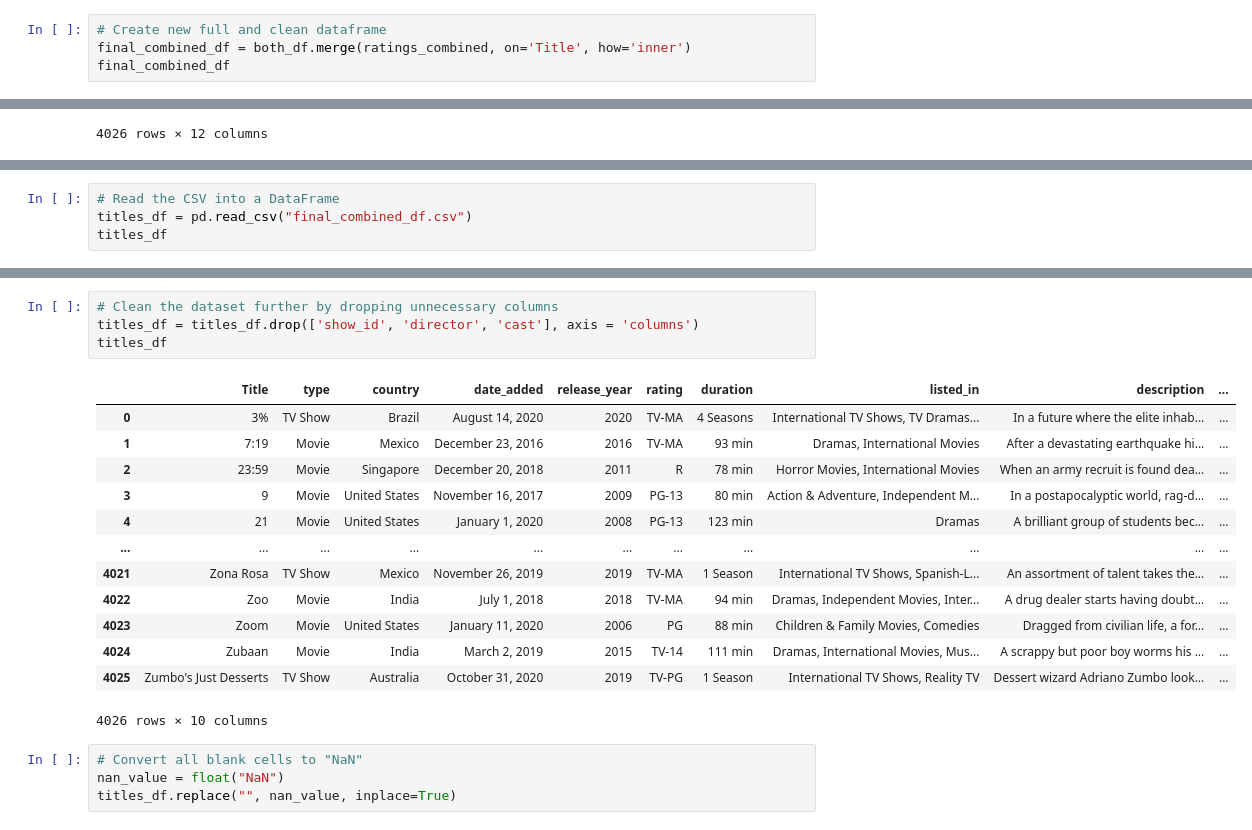
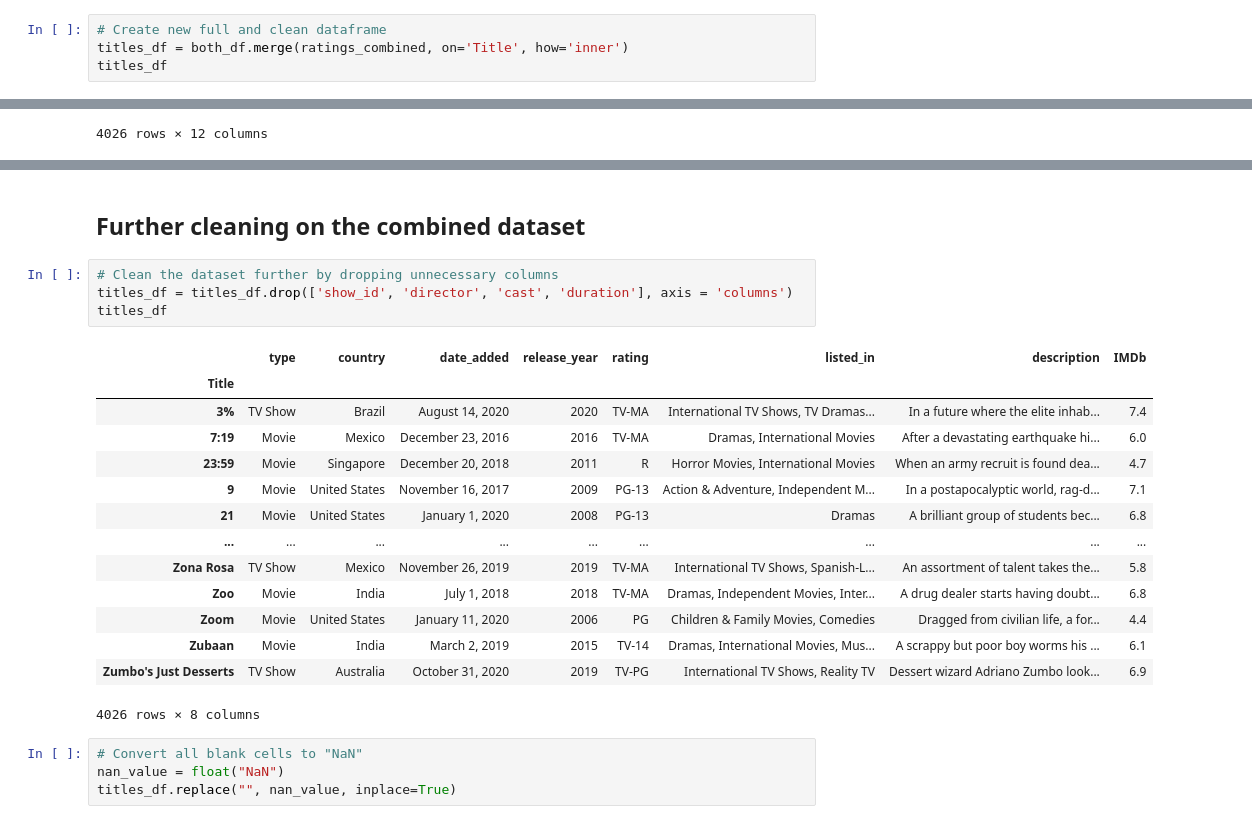
Before and after one commit to asosnik530/EntertainmentBuster, a Jupyter notebook: Netflix_Dataset.ipynb, the cells around one changed output, grey strips where cells are left out. Cells and saved outputs as stored; diff of their text form.

```diff
--- a/Netflix_Dataset.ipynb
+++ b/Netflix_Dataset.ipynb
@@ -335,8 +345,8 @@ both_df
 7787 rows × 11 columns
 # %%
 # Create new full and clean dataframe
-final_combined_df = both_df.merge(ratings_combined, on='Title', how='inner')
-final_combined_df
+titles_df = both_df.merge(ratings_combined, on='Title', how='inner')
+titles_df
 # %% [output]
 |  | show_id | type | director | cast | country | date_added | release_year | rating | duration | listed_in | ... |
 | Title |  |  |  |  |  |  |  |  |  |  | ... |
@@ -363,4 +364,0 @@ ratings_combined.to_csv("ratings.csv")
-# %%
-# Read the CSV into a DataFrame
-titles_df = pd.read_csv("final_combined_df.csv")
-titles_df
@@ -381,21 +365,24 @@ titles_df
+# %% [markdown]
+## Further cleaning on the combined dataset
 # %%
 # Clean the dataset further by dropping unnecessary columns
-titles_df = titles_df.drop(['show_id', 'director', 'cast'], axis = 'columns')
+titles_df = titles_df.drop(['show_id', 'director', 'cast', 'duration'], axis = 'columns')
 titles_df
 # %% [output]
-|  | Title | type | country | date_added | release_year | rating | duration | listed_in | description | ... |
-| 0 | 3% | TV Show | Brazil | August 14, 2020 | 2020 | TV-MA | 4 Seasons | International TV Shows, TV Dramas... | In a future where the elite inhab... | ... |
-| 1 | 7:19 | Movie | Mexico | December 23, 2016 | 2016 | TV-MA | 93 min | Dramas, International Movies | After a devastating earthquake hi... | ... |
-| 2 | 23:59 | Movie | Singapore | December 20, 2018 | 2011 | R | 78 min | Horror Movies, International Movies | When an army recruit is found dea... | ... |
-| 3 | 9 | Movie | United States | November 16, 2017 | 2009 | PG-13 | 80 min | Action & Adventure, Independent M... | In a postapocalyptic world, rag-d... | ... |
-| 4 | 21 | Movie | United States | January 1, 2020 | 2008 | PG-13 | 123 min | Dramas | A brilliant group of students bec... | ... |
-| ... | ... | ... | ... | ... | ... | ... | ... | ... | ... | ... |
-| 4021 | Zona Rosa | TV Show | Mexico | November 26, 2019 | 2019 | TV-MA | 1 Season | International TV Shows, Spanish-L... | An assortment of talent takes the... | ... |
-| 4022 | Zoo | Movie | India | July 1, 2018 | 2018 | TV-MA | 94 min | Dramas, Independent Movies, Inter... | A drug dealer starts having doubt... | ... |
-| 4023 | Zoom | Movie | United States | January 11, 2020 | 2006 | PG | 88 min | Children & Family Movies, Comedies | Dragged from civilian life, a for... | ... |
-| 4024 | Zubaan | Movie | India | March 2, 2019 | 2015 | TV-14 | 111 min | Dramas, International Movies, Mus... | A scrappy but poor boy worms his ... | ... |
-| 4025 | Zumbo's Just Desserts | TV Show | Australia | October 31, 2020 | 2019 | TV-PG | 1 Season | International TV Shows, Reality TV | Dessert wizard Adriano Zumbo look... | ... |
+|  | type | country | date_added | release_year | rating | listed_in | description | IMDb |
+| Title |  |  |  |  |  |  |  |  |
+| 3% | TV Show | Brazil | August 14, 2020 | 2020 | TV-MA | International TV Shows, TV Dramas... | In a future where the elite inhab... | 7.4 |
+| 7:19 | Movie | Mexico | December 23, 2016 | 2016 | TV-MA | Dramas, International Movies | After a devastating earthquake hi... | 6.0 |
+| 23:59 | Movie | Singapore | December 20, 2018 | 2011 | R | Horror Movies, International Movies | When an army recruit is found dea... | 4.7 |
+| 9 | Movie | United States | November 16, 2017 | 2009 | PG-13 | Action & Adventure, Independent M... | In a postapocalyptic world, rag-d... | 7.1 |
+| 21 | Movie | United States | January 1, 2020 | 2008 | PG-13 | Dramas | A brilliant group of students bec... | 6.8 |
+| ... | ... | ... | ... | ... | ... | ... | ... | ... |
+| Zona Rosa | TV Show | Mexico | November 26, 2019 | 2019 | TV-MA | International TV Shows, Spanish-L... | An assortment of talent takes the... | 5.8 |
+| Zoo | Movie | India | July 1, 2018 | 2018 | TV-MA | Dramas, Independent Movies, Inter... | A drug dealer starts having doubt... | 6.8 |
+| Zoom | Movie | United States | January 11, 2020 | 2006 | PG | Children & Family Movies, Comedies | Dragged from civilian life, a for... | 4.4 |
+| Zubaan | Movie | India | March 2, 2019 | 2015 | TV-14 | Dramas, International Movies, Mus... | A scrappy but poor boy worms his ... | 6.1 |
+| Zumbo's Just Desserts | TV Show | Australia | October 31, 2020 | 2019 | TV-PG | International TV Shows, Reality TV | Dessert wizard Adriano Zumbo look... | 6.9 |
-4026 rows × 10 columns
+4026 rows × 8 columns
 # %%
 # Convert all blank cells to "NaN"
 nan_value = float("NaN")
```
Also changed, not shown: parts of 27 cells of this notebook, 4 other files.
